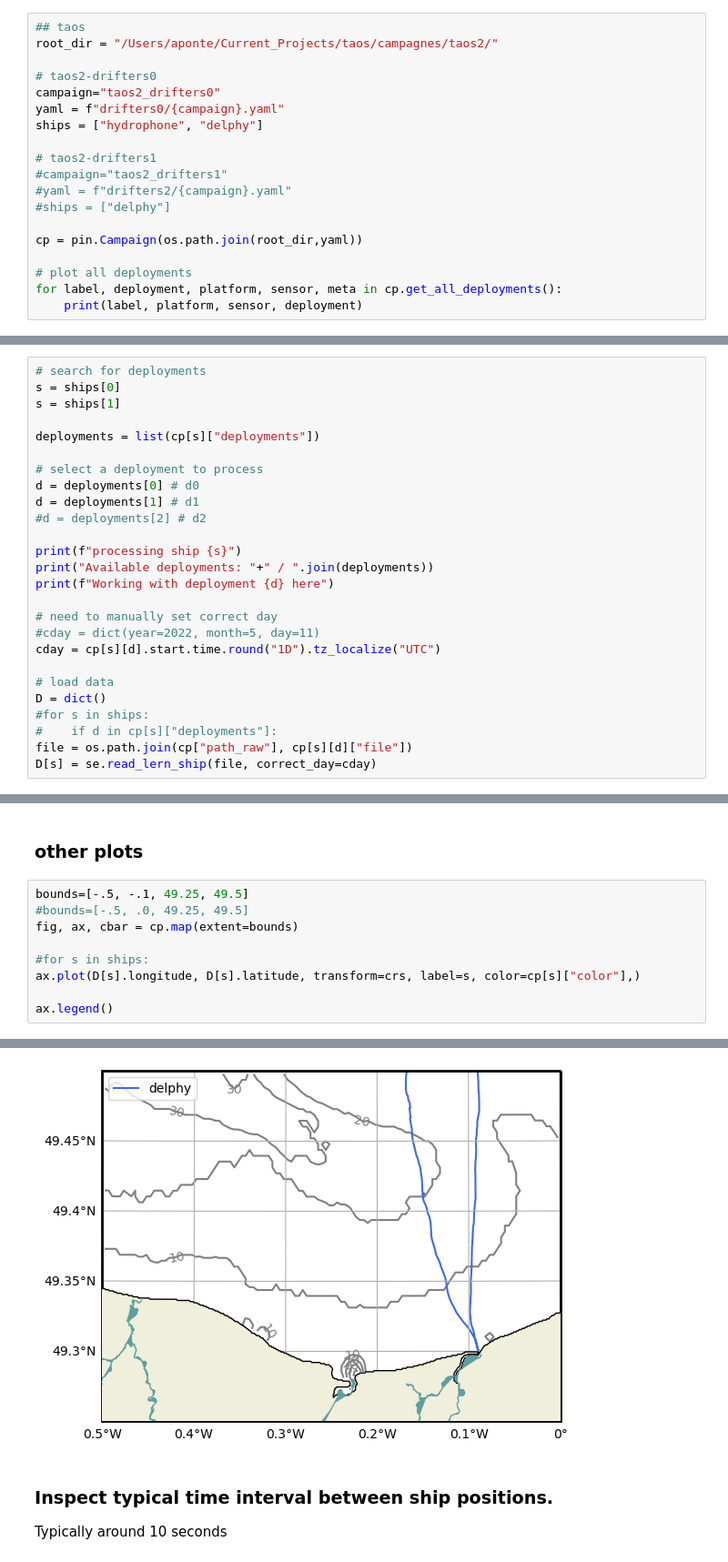
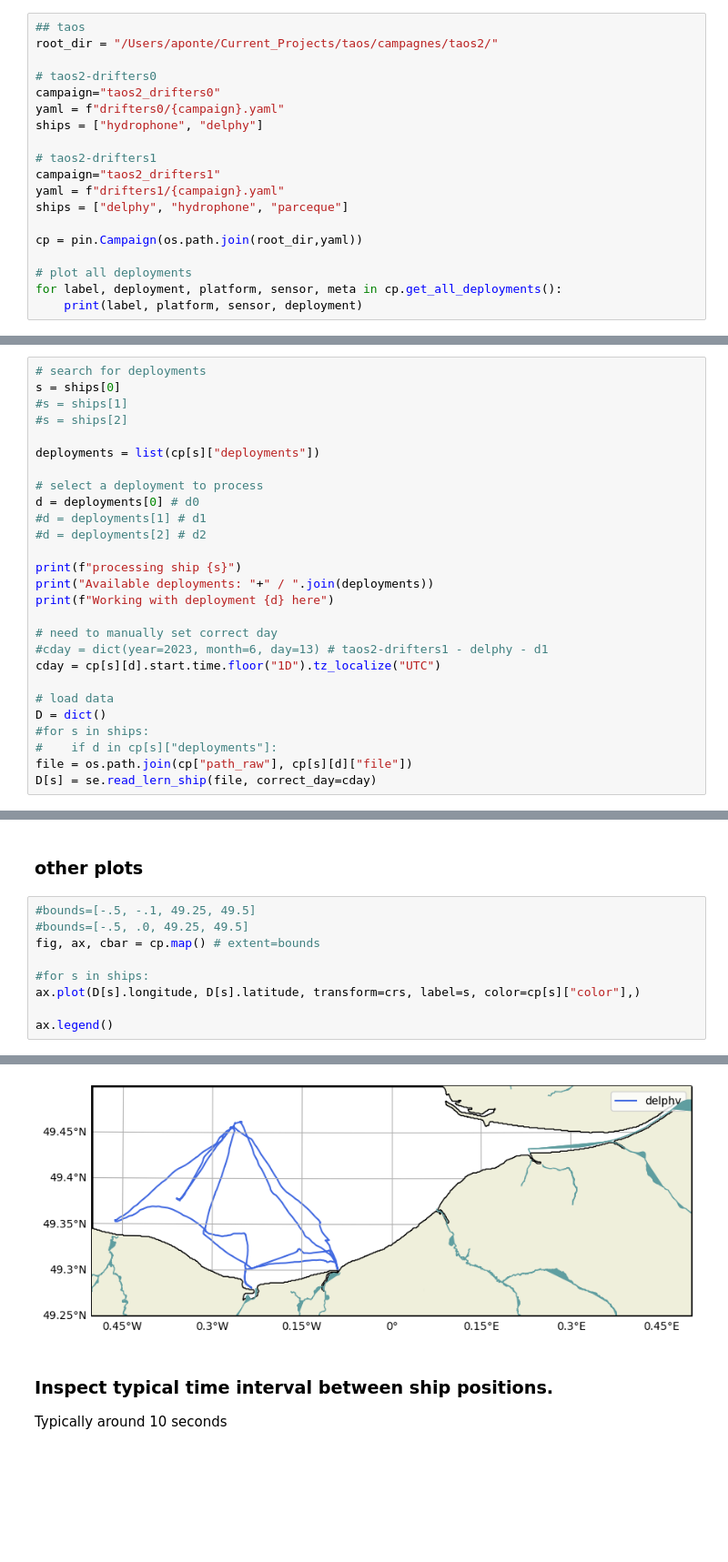
Before and after one commit to apatlpo/taos, a Jupyter notebook: insitu/taos2/cleaning/clean_ship.ipynb, the cells around one changed output, grey strips where cells are left out. Shown at 91% size. Drawn from its saved outputs; the diff is of its cells as text; blank space fills up the shorter version.

```diff
--- a/insitu/taos2/cleaning/clean_ship.ipynb
+++ b/insitu/taos2/cleaning/clean_ship.ipynb
@@ -33,9 +34,9 @@ yaml = f"drifters0/{campaign}.yaml"
 ships = ["hydrophone", "delphy"]
 
 # taos2-drifters1
-#campaign="taos2_drifters1"
-#yaml = f"drifters2/{campaign}.yaml"
-#ships = ["delphy"]
+campaign="taos2_drifters1"
+yaml = f"drifters1/{campaign}.yaml"
+ships = ["delphy", "hydrophone", "parceque"]
 
 cp = pin.Campaign(os.path.join(root_dir,yaml))
 
@@ -60,13 +68,14 @@ cast0 delphy ctd cast0 / start 2022-11-14 14:20:50 -0.39 49.43 / end 2022-11-14
 # %%
 # search for deployments
 s = ships[0]
-s = ships[1]
+#s = ships[1]
+#s = ships[2]
 
 deployments = list(cp[s]["deployments"])
 
 # select a deployment to process
 d = deployments[0] # d0
-d = deployments[1] # d1
+#d = deployments[1] # d1
 #d = deployments[2] # d2
 
 print(f"processing ship {s}")
@@ -74,8 +83,8 @@ print("Available deployments: "+" / ".join(deployments))
 print(f"Working with deployment {d} here")
 
 # need to manually set correct day
-#cday = dict(year=2022, month=5, day=11)
-cday = cp[s][d].start.time.round("1D").tz_localize("UTC")
+#cday = dict(year=2023, month=6, day=13) # taos2-drifters1 - delphy - d1
+cday = cp[s][d].start.time.floor("1D").tz_localize("UTC")
 
 # load data
 D = dict()
@@ -125,17 +125,17 @@ df.head()
 # %% [markdown]
 ### other plots
 # %%
-bounds=[-.5, -.1, 49.25, 49.5]
+#bounds=[-.5, -.1, 49.25, 49.5]
 #bounds=[-.5, .0, 49.25, 49.5]
-fig, ax, cbar = cp.map(extent=bounds)
+fig, ax, cbar = cp.map() # extent=bounds
 
 #for s in ships:
 ax.plot(D[s].longitude, D[s].latitude, transform=crs, label=s, color=cp[s]["color"],)
 
 ax.legend()
 # %% [output]
 <matplotlib.legend.Legend at 0x...>
-[figure, old version]
+[figure, new version]
 # %% [markdown]
 ### Inspect typical time interval between ship positions.
 
```
Also changed, not shown: parts of 6 cells of this notebook, 11 other files.
